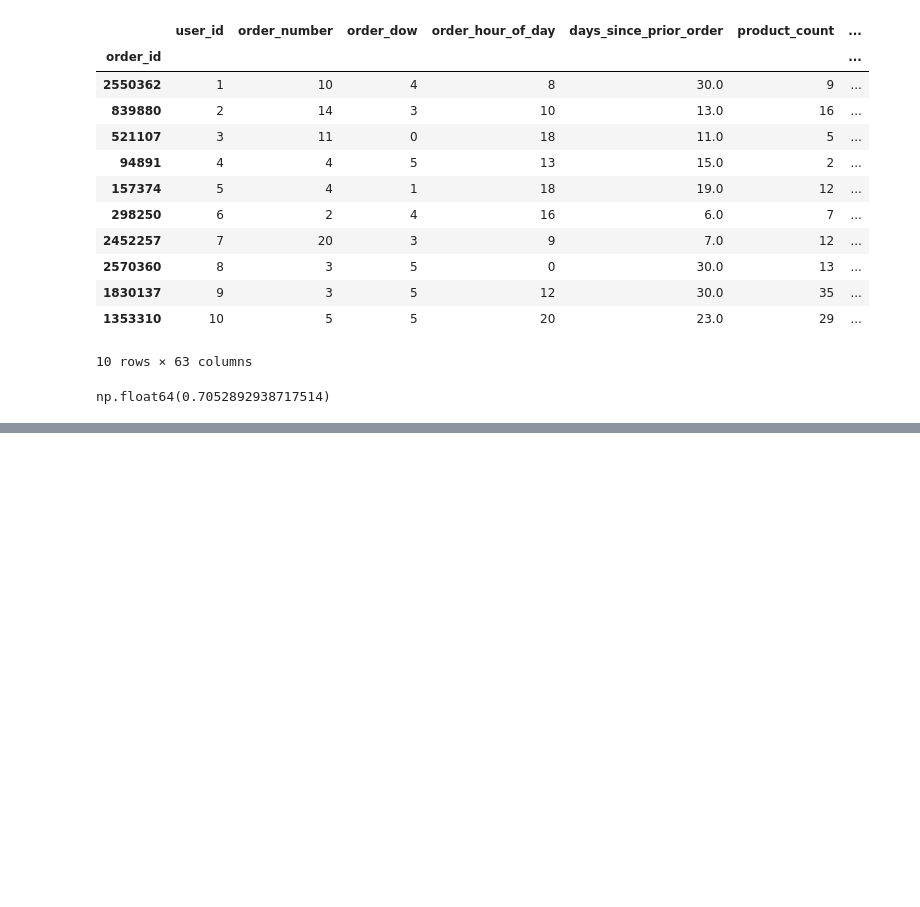
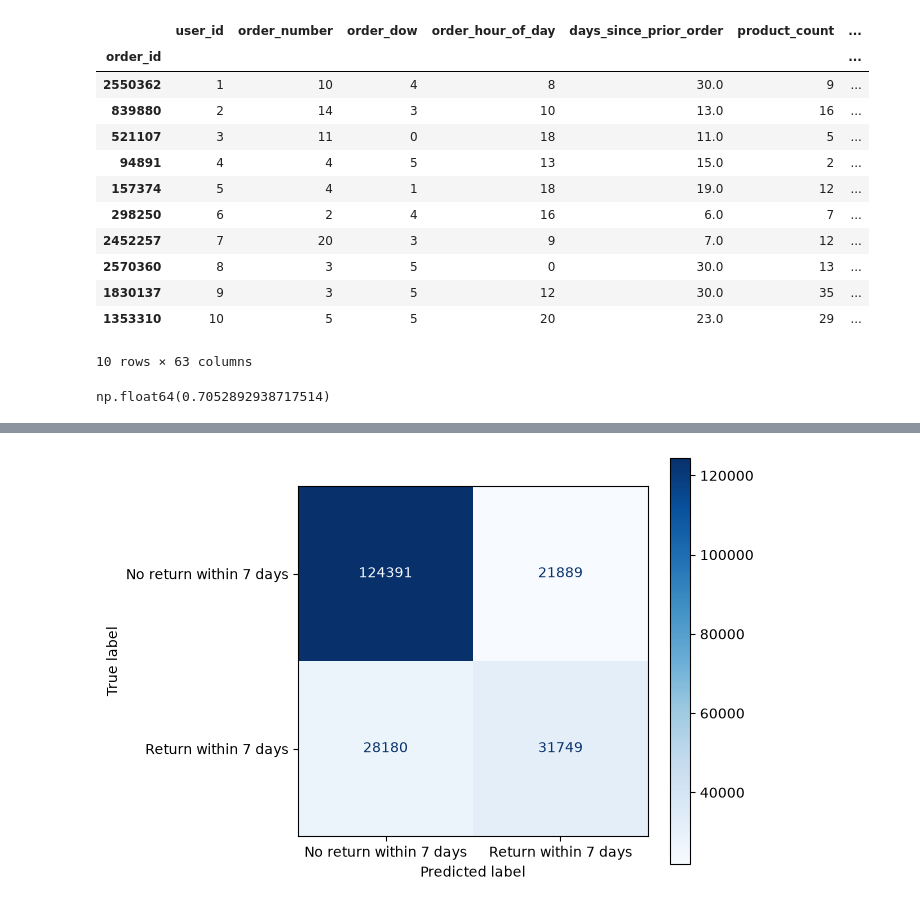
Before and after one commit to blottb7/instacart, a Jupyter notebook: notebooks/02_full_data/ben_full_data_modeling_2.ipynb, the cells around one changed output, grey strips where cells are left out. Drawn from its saved outputs; the diff is of its cells as text; code cells hidden in the pictures; blank space fills up the shorter version.

```diff
--- a/notebooks/02_full_data/ben_full_data_modeling_2.ipynb
+++ b/notebooks/02_full_data/ben_full_data_modeling_2.ipynb
@@ -325,0 +533,14 @@ np.float64(0.7052892938717514)
+# %%
+# Inspect mistakes in the model (predicted returns that didn't happen and missed returns).
+from sklearn.metrics import ConfusionMatrixDisplay
+
+ConfusionMatrixDisplay.from_predictions(
+    y_val,
+    xgb_val_pred,
+    display_labels=["No return within 7 days", "Return within 7 days"],
+    cmap="Blues"
+)
+plt.tight_layout()
+plt.show()
+# %% [output]
+[figure, added]
```
Also changed, not shown: parts of 14 cells of this notebook.
